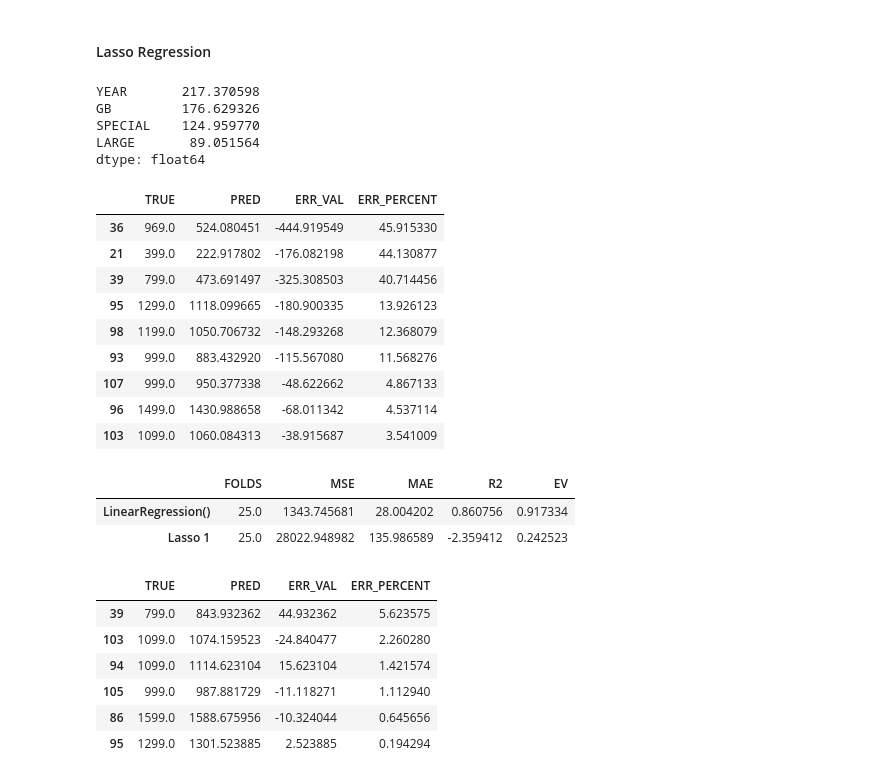
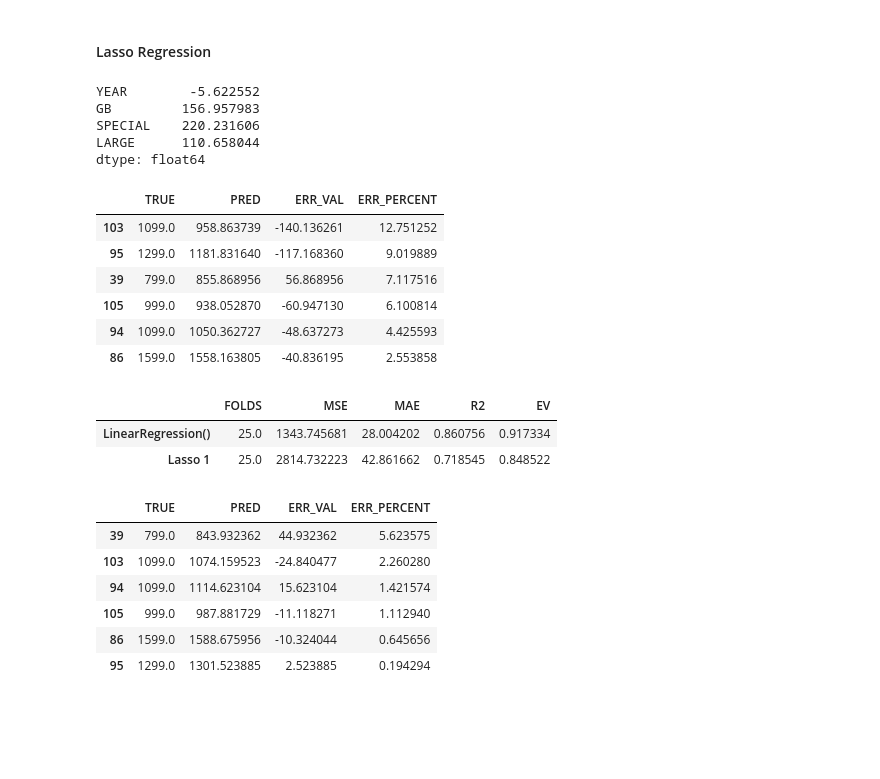
Before and after one commit to Tahsin-T-Ahmed/iphone-price-prediction-ai, a Jupyter notebook: model.ipynb, the cells around one changed output. Saved outputs shown, nothing was run; the diff lists cells and outputs as text; code cells hidden in the pictures; blank space fills up the shorter version.

Commit message:
removed samples before 2017 for Lasso 1, as well

```diff
--- a/model.ipynb
+++ b/model.ipynb
@@ -318,6 +318,8 @@ metrics
 
 # copy dataframe for Lasso
 iphones_lasso1 = iphones.copy()
+
+iphones_lasso1 = iphones_lasso1.loc[iphones_lasso1["YEAR"] >= 2017]
 
 # set numerical and binary features for Lasso
 numerical_features_lasso1 = ["YEAR", "GB"]
@@ -332,46 +334,43 @@ X_lasso1_train, X_lasso1_test, y_lasso1_train, y_lasso1_test = train_test_split(
                                                                             random_state = 1
                                                                             )
 
 # standardize numerical features of Lasso dataset
 scaler.fit(X_lasso1_train[numerical_features_lasso1])
 X_lasso1_train[numerical_features_lasso1] = scaler.fit_transform(X_lasso1_train[numerical_features_lasso1])
 X_lasso1_test[numerical_features_lasso1] = scaler.fit_transform(X_lasso1_test[numerical_features_lasso1])
 
 # train lasso regression model
 lasso1reg = Lasso()
 lasso1reg.fit(X_lasso1_train, y_lasso1_train)
 y_lasso1_pred = lasso1reg.predict(X_lasso1_test)
 
 # display weights of first lasso regression model
 print(pd.Series(lasso1reg.coef_, index=X_lasso1_train.columns))
 
 # prepare and display first lasso regression model's results
 
 lasso1reg_results = pd.DataFrame({
     "TRUE": y_lasso1_test,
     "PRED": y_lasso1_pred,
     "ERR_VAL": y_lasso1_pred - y_lasso1_test
 })
 
 lasso1reg_results["ERR_PERCENT"] = 100 * (lasso1reg_results["ERR_VAL"] / lasso1reg_results["TRUE"]).abs()
 
 lasso1reg_results.sort_values(by="ERR_PERCENT", ascending=False)
 # %% [output]
-YEAR       217.370598
-GB         176.629326
-SPECIAL    124.959770
-LARGE       89.051564
+YEAR        -5.622552
+GB         156.957983
+SPECIAL    220.231606
+LARGE      110.658044
 dtype: float64
 |  | TRUE | PRED | ERR_VAL | ERR_PERCENT |
-| 36 | 969.0 | 524.080451 | -444.919549 | 45.915330 |
-| 21 | 399.0 | 222.917802 | -176.082198 | 44.130877 |
-| 39 | 799.0 | 473.691497 | -325.308503 | 40.714456 |
-| 95 | 1299.0 | 1118.099665 | -180.900335 | 13.926123 |
-| 98 | 1199.0 | 1050.706732 | -148.293268 | 12.368079 |
-| 93 | 999.0 | 883.432920 | -115.567080 | 11.568276 |
-| 107 | 999.0 | 950.377338 | -48.622662 | 4.867133 |
-| 96 | 1499.0 | 1430.988658 | -68.011342 | 4.537114 |
-| 103 | 1099.0 | 1060.084313 | -38.915687 | 3.541009 |
+| 103 | 1099.0 | 958.863739 | -140.136261 | 12.751252 |
+| 95 | 1299.0 | 1181.831640 | -117.168360 | 9.019889 |
+| 39 | 799.0 | 855.868956 | 56.868956 | 7.117516 |
+| 105 | 999.0 | 938.052870 | -60.947130 | 6.100814 |
+| 94 | 1099.0 | 1050.362727 | -48.637273 | 4.425593 |
+| 86 | 1599.0 | 1558.163805 | -40.836195 | 2.553858 |
 # %%
 ## LASSO 1 METRICS
 
@@ -387,7 +386,7 @@ metrics
 # %% [output]
 |  | FOLDS | MSE | MAE | R2 | EV |
 | LinearRegression() | 25.0 | 1343.745681 | 28.004202 | 0.860756 | 0.917334 |
-| Lasso 1 | 25.0 | 28022.948982 | 135.986589 | -2.359412 | 0.242523 |
+| Lasso 1 | 25.0 | 2814.732223 | 42.861662 | 0.718545 | 0.848522 |
 # %%
 # LASSO 2: WITH GB DUMMIES
 
```
Also changed, not shown: parts of 2 cells of this notebook.
